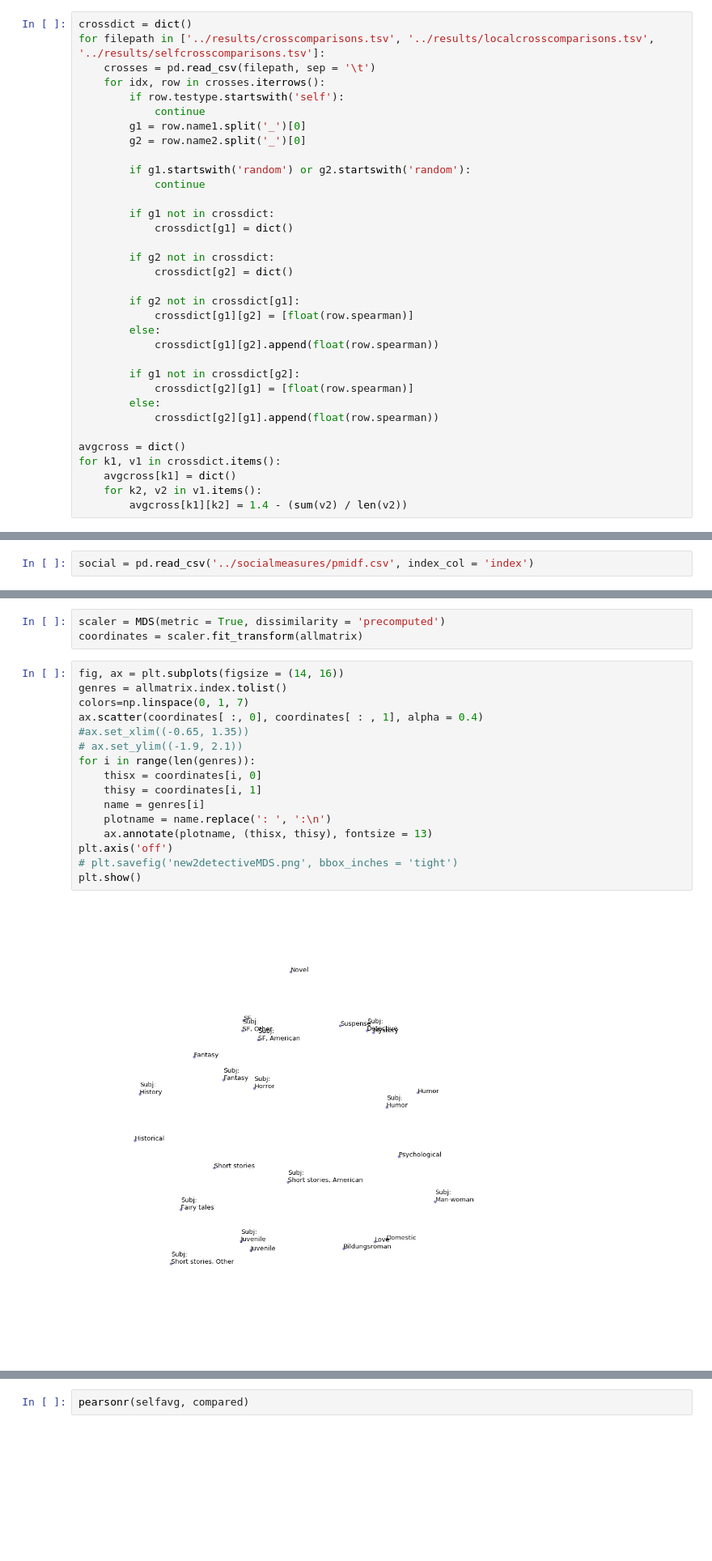
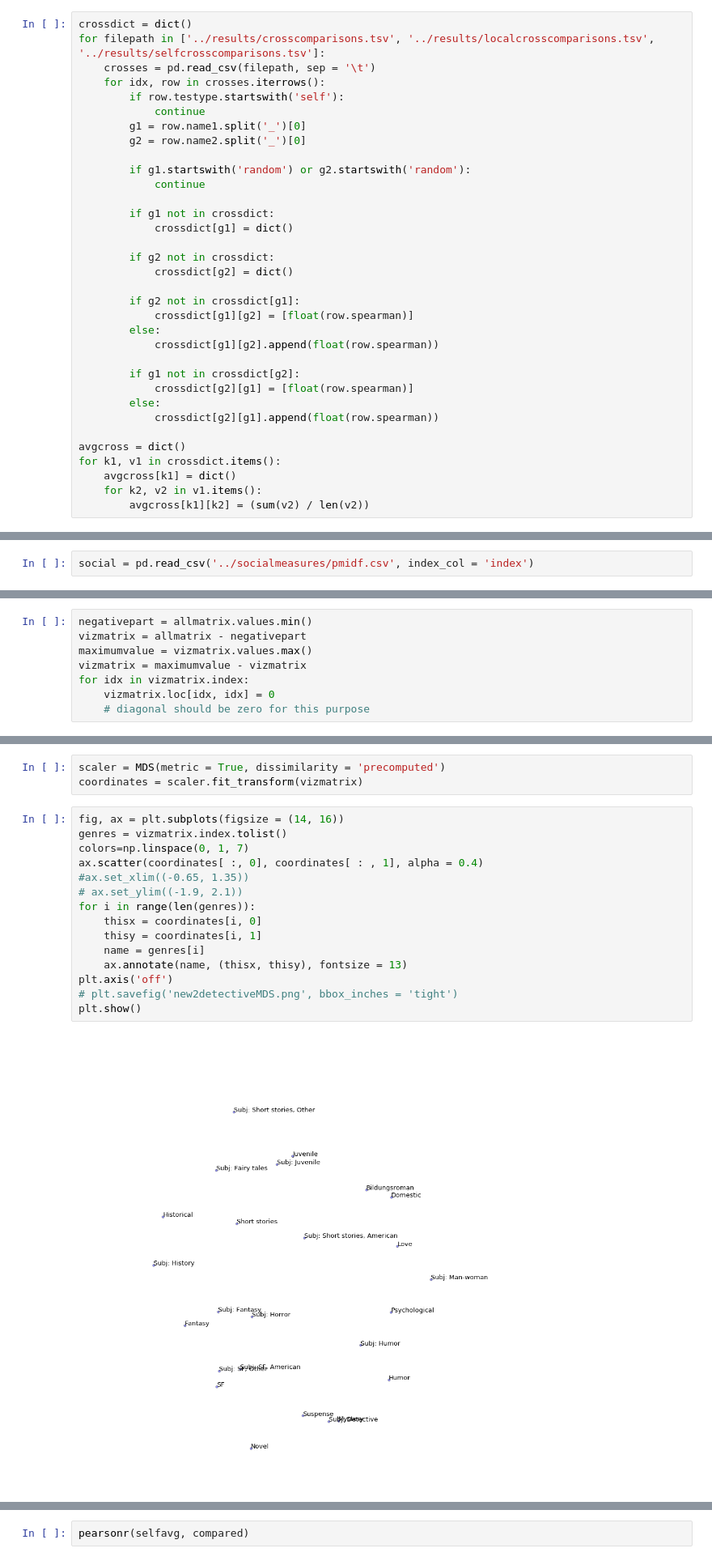
Before and after one commit to tedunderwood/genredistance, a Jupyter notebook: analysis/compare_correlated_predictions.ipynb, the cells around one changed output, grey strips where cells are left out. Shown at 81% size. Saved outputs shown, nothing was run; the diff lists cells and outputs as text; blank space fills up the shorter version.

```diff
--- a/analysis/compare_correlated_predictions.ipynb
+++ b/analysis/compare_correlated_predictions.ipynb
@@ -56,4 +81,4 @@ avgcross = dict()
 for k1, v1 in crossdict.items():
     avgcross[k1] = dict()
     for k2, v2 in v1.items():
-        avgcross[k1][k2] = 1.4 - (sum(v2) / len(v2))
+        avgcross[k1][k2] = (sum(v2) / len(v2))
@@ -386,0 +446,8 @@ plt.show()
+# %%
+negativepart = allmatrix.values.min()
+vizmatrix = allmatrix - negativepart
+maximumvalue = vizmatrix.values.max()
+vizmatrix = maximumvalue - vizmatrix
+for idx in vizmatrix.index:
+    vizmatrix.loc[idx, idx] = 0
+    # diagonal should be zero for this purpose
@@ -387,21 +475,20 @@ plt.show()
 # %%
 scaler = MDS(metric = True, dissimilarity = 'precomputed')
-coordinates = scaler.fit_transform(allmatrix)
+coordinates = scaler.fit_transform(vizmatrix)
 # %%
 fig, ax = plt.subplots(figsize = (14, 16))
-genres = allmatrix.index.tolist()
+genres = vizmatrix.index.tolist()
 colors=np.linspace(0, 1, 7)
 ax.scatter(coordinates[ :, 0], coordinates[ : , 1], alpha = 0.4)
 #ax.set_xlim((-0.65, 1.35))
 # ax.set_ylim((-1.9, 2.1))
 for i in range(len(genres)):
     thisx = coordinates[i, 0]
     thisy = coordinates[i, 1]
     name = genres[i]
-    plotname = name.replace(': ', ':\n')
-    ax.annotate(plotname, (thisx, thisy), fontsize = 13)
+    ax.annotate(name, (thisx, thisy), fontsize = 13)
 plt.axis('off')
 # plt.savefig('new2detectiveMDS.png', bbox_inches = 'tight')
 plt.show()
 # %% [output]
-[figure, old version]
+[figure, new version]
```
Also changed, not shown: parts of 45 cells of this notebook.
